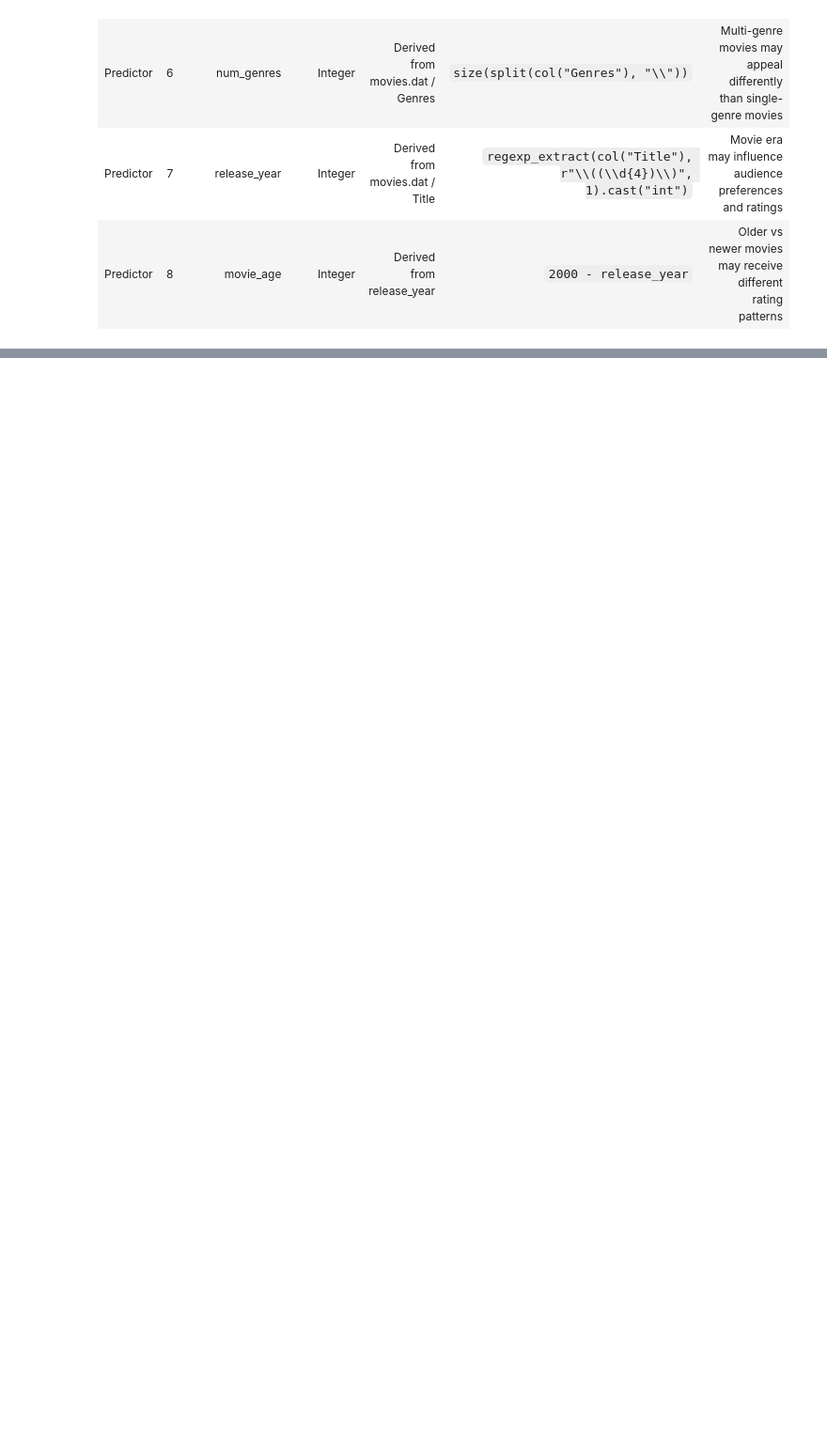
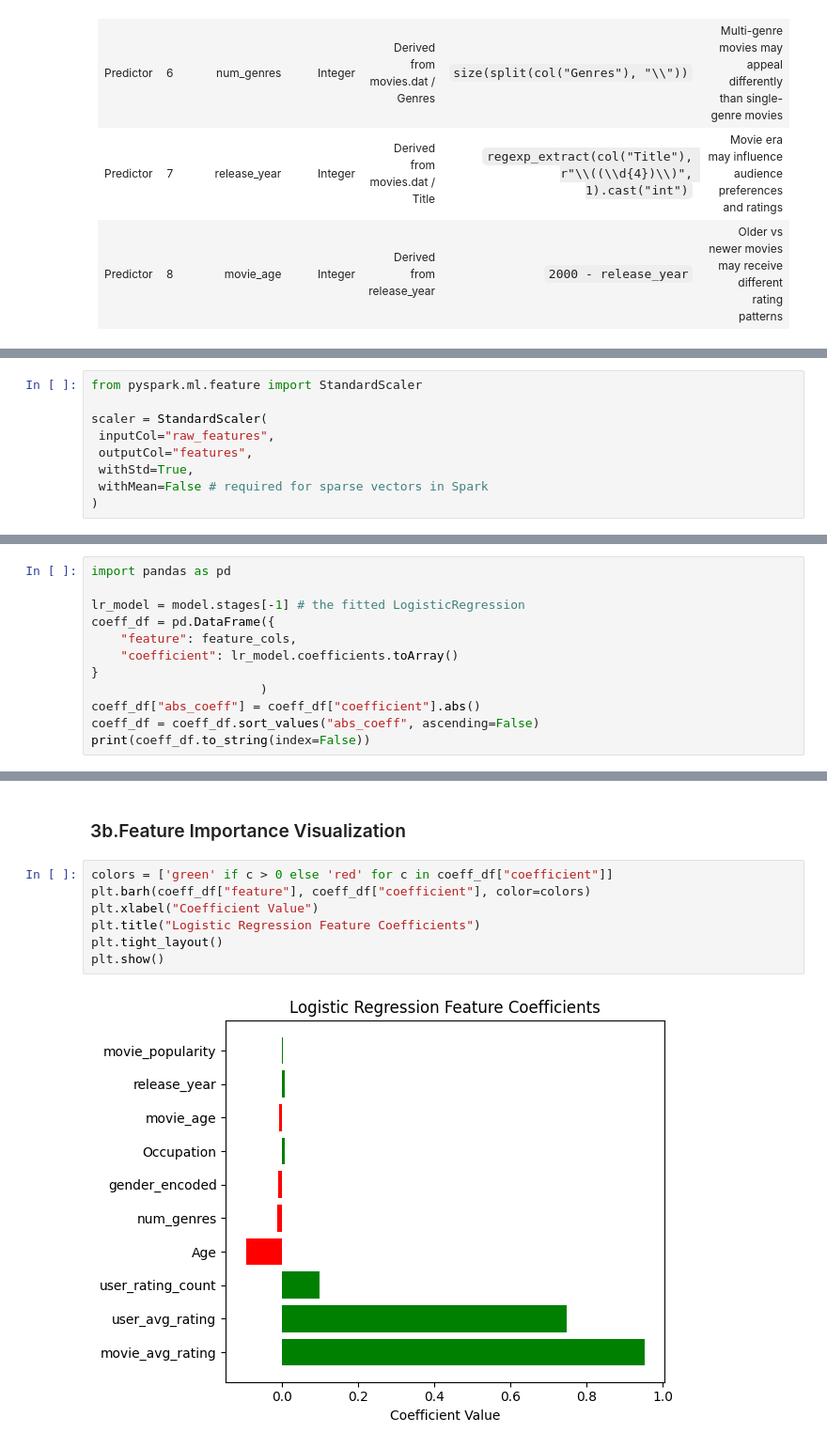
Before and after one commit to RutvikNK/cs570_movie-lens_group2, a Jupyter notebook: Vortex_D3.ipynb, the cells around one changed output, grey strips where cells are left out. Shown at 94% size. Drawn from its saved outputs; the diff is of its cells as text; blank space fills up the shorter version.

```diff
--- a/Vortex_D3.ipynb
+++ b/Vortex_D3.ipynb
@@ -1428,0 +244,9 @@ I worked on the data quality and feature setup. I implemented the required data
+# %%
+from pyspark.ml.feature import StandardScaler
+
+scaler = StandardScaler(
+ inputCol="raw_features",
+ outputCol="features",
+ withStd=True,
+ withMean=False # required for sparse vectors in Spark
+)
@@ -1428,0 +397,12 @@ I worked on the data quality and feature setup. I implemented the required data
+# %%
+import pandas as pd
+
+lr_model = model.stages[-1] # the fitted LogisticRegression
+coeff_df = pd.DataFrame({
+    "feature": feature_cols,
+    "coefficient": lr_model.coefficients.toArray()
+}
+                       )
+coeff_df["abs_coeff"] = coeff_df["coefficient"].abs()
+coeff_df = coeff_df.sort_values("abs_coeff", ascending=False)
+print(coeff_df.to_string(index=False))
@@ -1428,0 +439,11 @@ I worked on the data quality and feature setup. I implemented the required data
+# %% [markdown]
+### 3b.Feature Importance Visualization
+# %%
+colors = ['green' if c > 0 else 'red' for c in coeff_df["coefficient"]]
+plt.barh(coeff_df["feature"], coeff_df["coefficient"], color=colors)
+plt.xlabel("Coefficient Value")
+plt.title("Logistic Regression Feature Coefficients")
+plt.tight_layout()
+plt.show()
+# %% [output]
+[figure, added]
```
Also changed, not shown: parts of 210 cells of this notebook.
